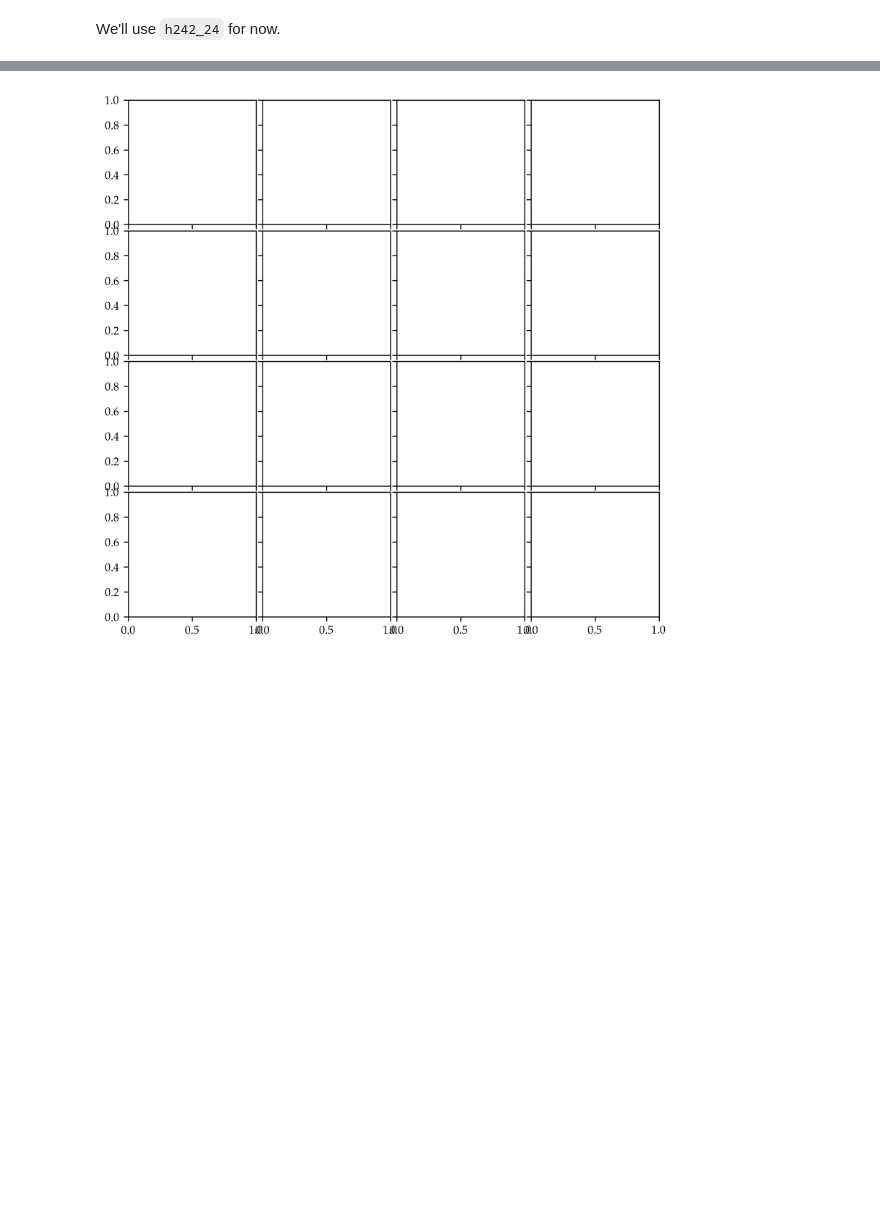
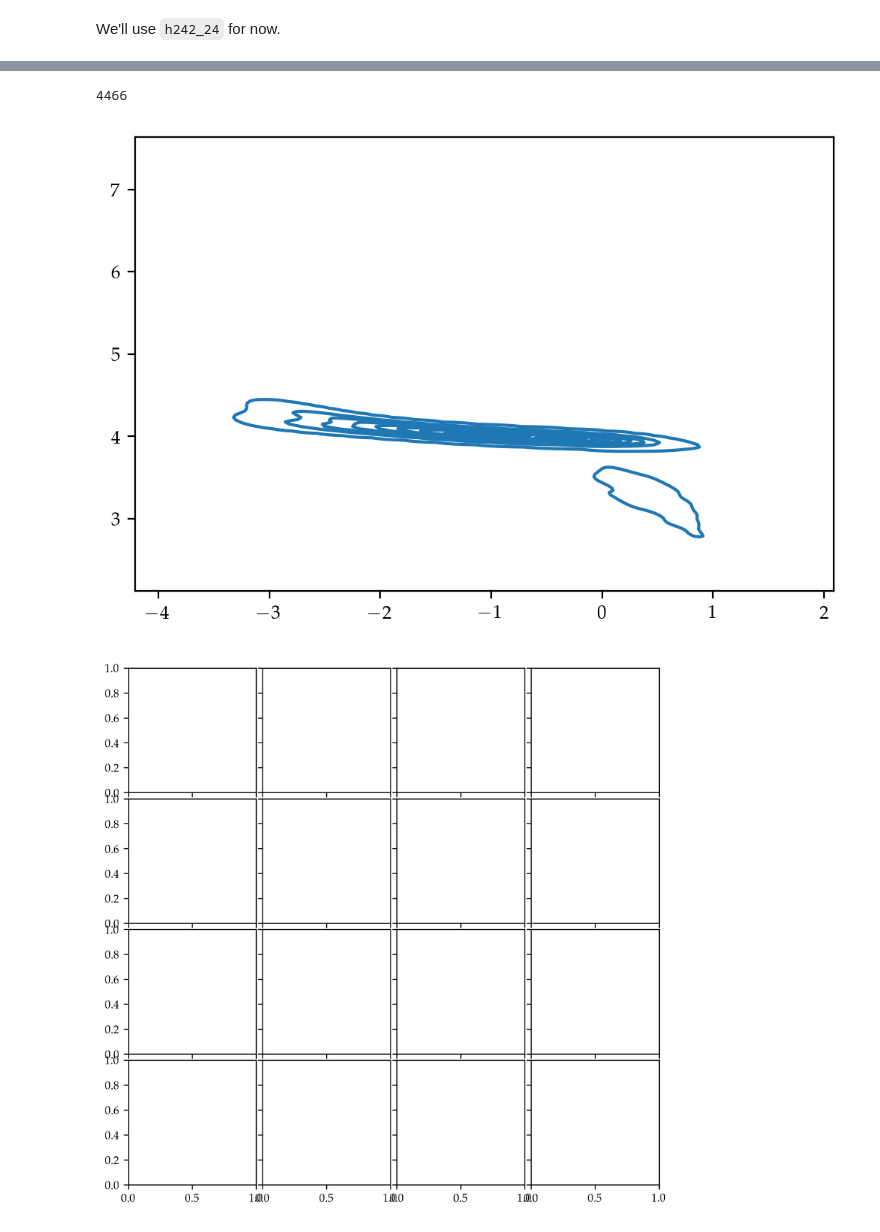
Before and after one commit to hollisakins/Justice_League_Code, a Jupyter notebook: Analysis/RamPressure/Images.ipynb, the cells around one changed output, grey strips where cells are left out. Drawn from its saved outputs; the diff is of its cells as text; code cells hidden in the pictures; blank space fills up the shorter version.

```diff
--- a/Analysis/RamPressure/Images.ipynb
+++ b/Analysis/RamPressure/Images.ipynb
@@ -38,3 +38,6 @@ Available keys: /h148_13 /h148_28 /h148_37 /h148_68 /h229_20 /h229_22 /h242_24 /
 We'll use `h242_24` for now.
 # %%
 keys = ['h148_']
+# %%
+data = pd.read_hdf(path,key='h148_37')
+data
@@ -41,3 +58,17 @@ keys = ['h148_']
+# %%
+rho = np.log10(np.array(data.rho,dtype=float))
+temp = np.log10(np.array(data.temp,dtype=float))
+r_per_Rvir = np.array(data.r_per_Rvir,dtype=float)
+print(len(rho[r_per_Rvir < 0.01]))
+# %% [output]
+4466
+# %%
+import seaborn as sns
+plt.figure(dpi=200)
+sns.kdeplot(x=rho[r_per_Rvir < 0.1], y=temp[r_per_Rvir < 0.1])
+plt.show()
+# %% [output]
+[figure, added]
 # %%
 fig = plt.figure(dpi=300, figsize=(7.5,7.5))
 
```
Also changed, not shown: parts of 1 cell of this notebook, 3 other files.
